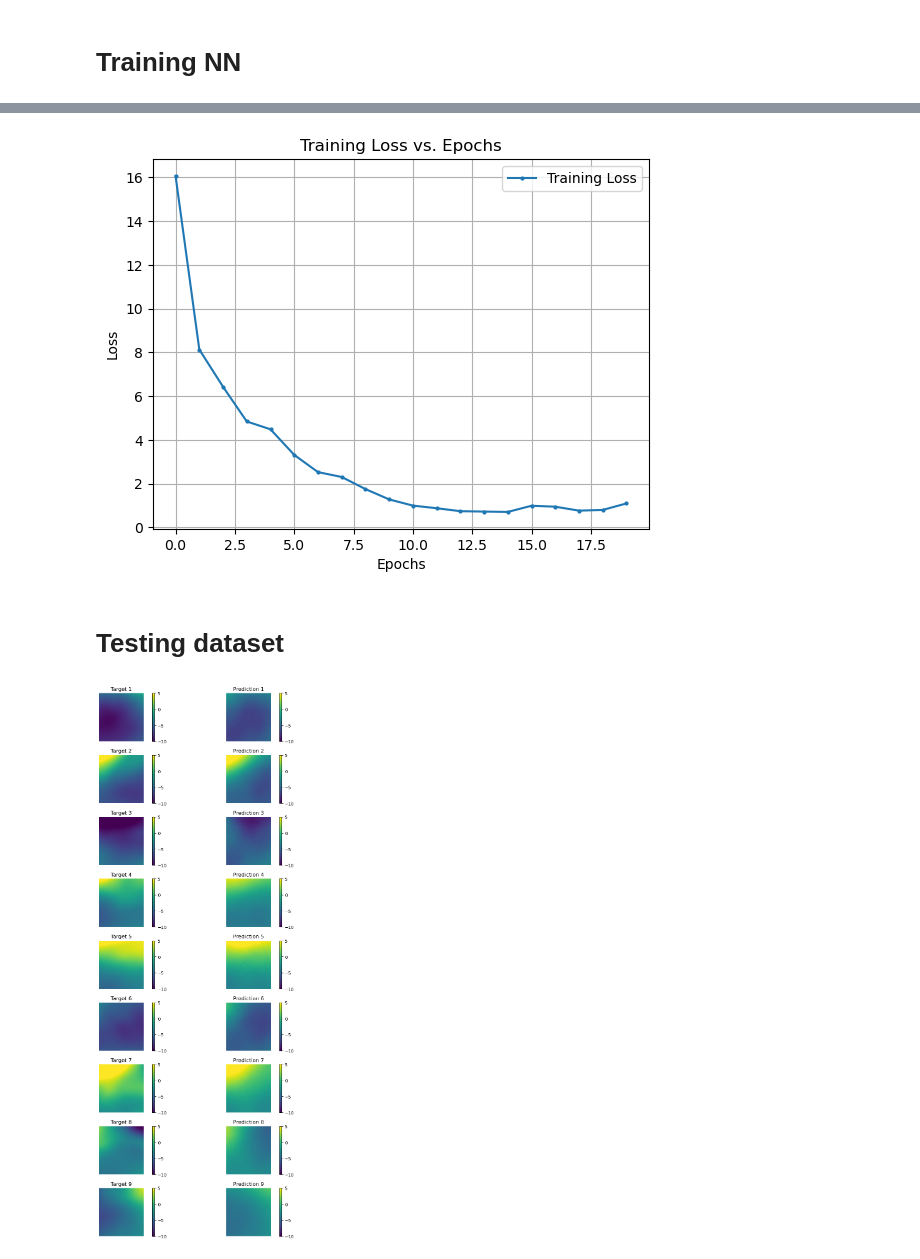
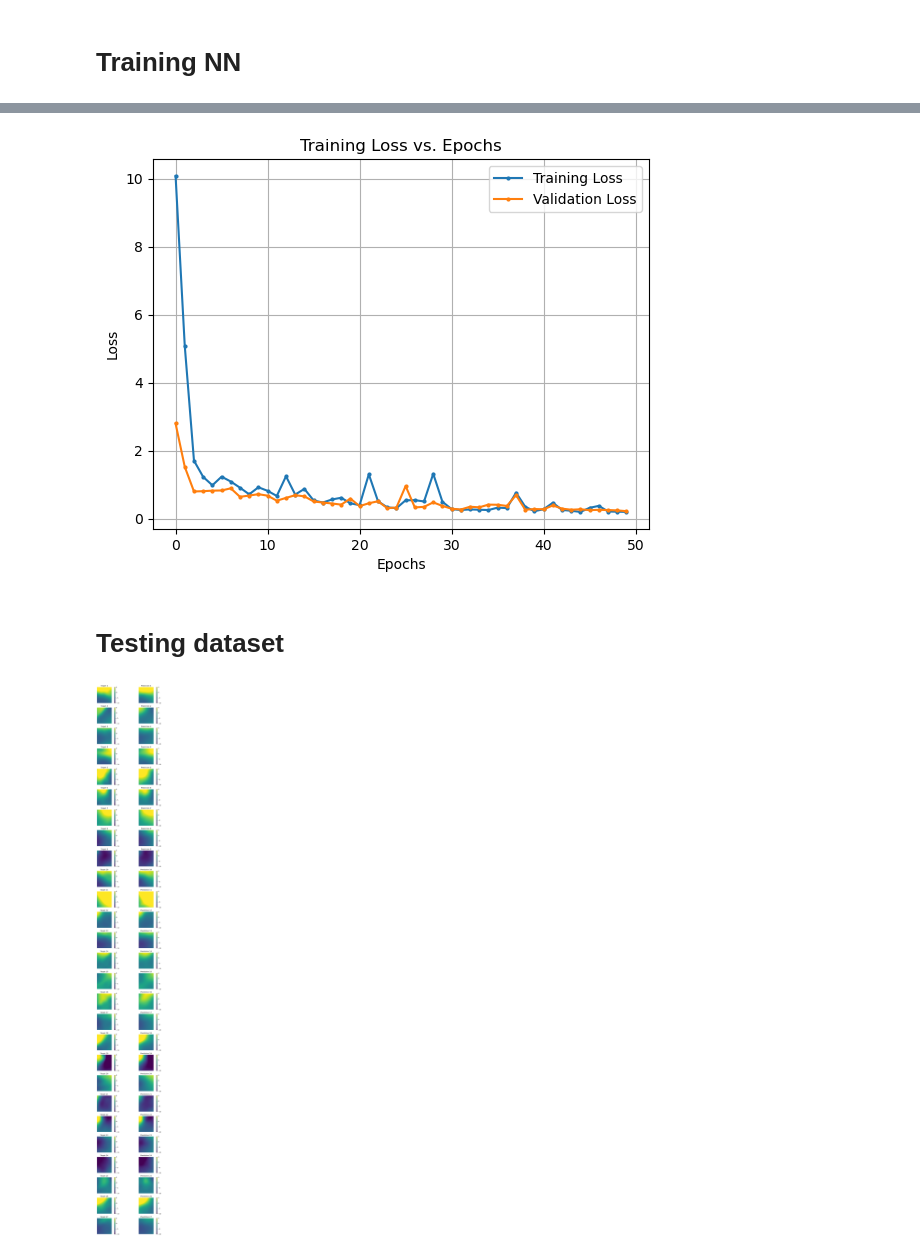
Before and after one commit to ocean-transport/air-sea-ML, a Jupyter notebook: addition_CNN_trial.ipynb, the cells around one changed output, grey strips where cells are left out. Cells and saved outputs as stored; diff of their text form; code cells hidden in the pictures.

```diff
--- a/addition_CNN_trial.ipynb
+++ b/addition_CNN_trial.ipynb
@@ -75,8 +146,8 @@ Data variables:
 # %%
 # Create a 4D tensor using all variables from ds_testing
 # First, extract the values from the dataset
-u_rel = ds_training['u_rel'].values
-v_rel = ds_training['v_rel'].values
+u_rel = train_data['u_rel'].values
+v_rel = train_data['v_rel'].values
 uv_sum = u_rel + v_rel
 
 # Stack these arrays into a 4D tensor
@@ -106,8 +208,8 @@ tensor([[[[-0.9651, -6.3304, -7.2955],
 # %%
 # Create a 4D tensor using all variables from ds_testing
 # First, extract the values from the dataset
-u_rel = ds_testing['u_rel'].values
-v_rel = ds_testing['v_rel'].values
+u_rel = test_data['u_rel'].values
+v_rel = test_data['v_rel'].values
 uv_sum = u_rel + v_rel
 
 # Stack these arrays into a 4D tensor
@@ -207,4 +270,7 @@ train_dataset = TensorDataset(training_NN_inputs)
 train_loader = DataLoader(train_dataset, batch_size=1, shuffle=True, num_workers=4)
+# %%
+val_dataset = TensorDataset(validation_NN_inputs)
+val_loader = DataLoader(val_dataset, batch_size=1, shuffle=True, num_workers=4)
 # %%
-num_epochs = 20  # Number of epochs to train
+num_epochs = 50  # Number of epochs to train
 # %%
@@ -280,6 +345,7 @@ epochs_plot = list(range(0,num_epochs))
 
 # Plot training losses against epochs
 plt.plot(epochs_plot, loss_values, marker='o', markersize=2, label='Training Loss')
+plt.plot(epochs_plot, val_loss_values, marker='o', markersize=2, label='Validation Loss')
 
 # Add labels, title, and legend
 plt.xlabel('Epochs')
@@ -291,7 +357,7 @@ plt.legend()
 # Show the plot
 plt.show()
 # %% [output]
-[figure, old version]
+[figure, new version]
 # %% [markdown]
 # Testing dataset
 # %%
@@ -340,52 +371,10 @@ criterion = nn.MSELoss()  # or whatever loss function you're using
 # Evaluate the model on the test dataset
 test_loss, predictions, targets = evaluate_model(model, test_loader, criterion)
 # %%
-def plot_predictions_vs_targets(predictions, targets, num_samples=9):
-    # Ensure we're only plotting a limited number of samples
-    num_samples = min(num_samples, predictions.shape[0])
-
-    # Create a figure with subplots
-    fig, axes = plt.subplots(num_samples, 2, figsize=(10, 2 * num_samples))
-
-    for i in range(num_samples):
-        # Plot the target image
-        ax = axes[i, 0]
-        target_image = targets[i]
-
-        # Check the number of dimensions and reshape if necessary
-        if target_image.dim() == 3:
-            img = ax.imshow(target_image.permute(1, 2, 0).cpu().numpy(), vmin=-10, vmax=5)  # (C, H, W) to (H, W, C)
-        elif target_image.dim() == 2:
-            img = ax.imshow(target_image.cpu().numpy(), vmin=-10, vmax=5)  # Single channel image
-        ax.set_title(f'Target {i + 1}')
-        ax.axis('off')
-
-        # Add colorbar for the target image
-        fig.colorbar(img, ax=ax)
-
-        # Plot the predicted image
-        ax = axes[i, 1]
-        prediction_image = predictions[i]
-
-        # Check the number of dimensions and reshape if necessary
-        if prediction_image.dim() == 3:
-            img = ax.imshow(prediction_image.permute(1, 2, 0).cpu().numpy(), vmin=-10, vmax=5)  # (C, H, W) to (H, W, C)
-        elif prediction_image.dim() == 2:
-            img = ax.imshow(prediction_image.cpu().numpy(), vmin=-10, vmax=5)  # Single channel image
-        ax.set_title(f'Prediction {i + 1}')
-        ax.axis('off')
-
-        # Add colorbar for the predicted image
-        fig.colorbar(img, ax=ax)
-
-    plt.tight_layout()
-    plt.show()
-
-
 # Assuming predictions and targets are your outputs from the evaluation function
-plot_predictions_vs_targets(predictions, targets, num_samples=9)  # Change num_samples as needed
+plot_predictions_vs_targets(predictions, targets, num_samples=len(test_data.time))  # Change num_samples as needed
 # %% [output]
-[figure, old version]
+[figure, new version]
 # %%
 def calculate_rmse(predictions, targets):
 
```
Also changed, not shown: parts of 15 cells of this notebook.
